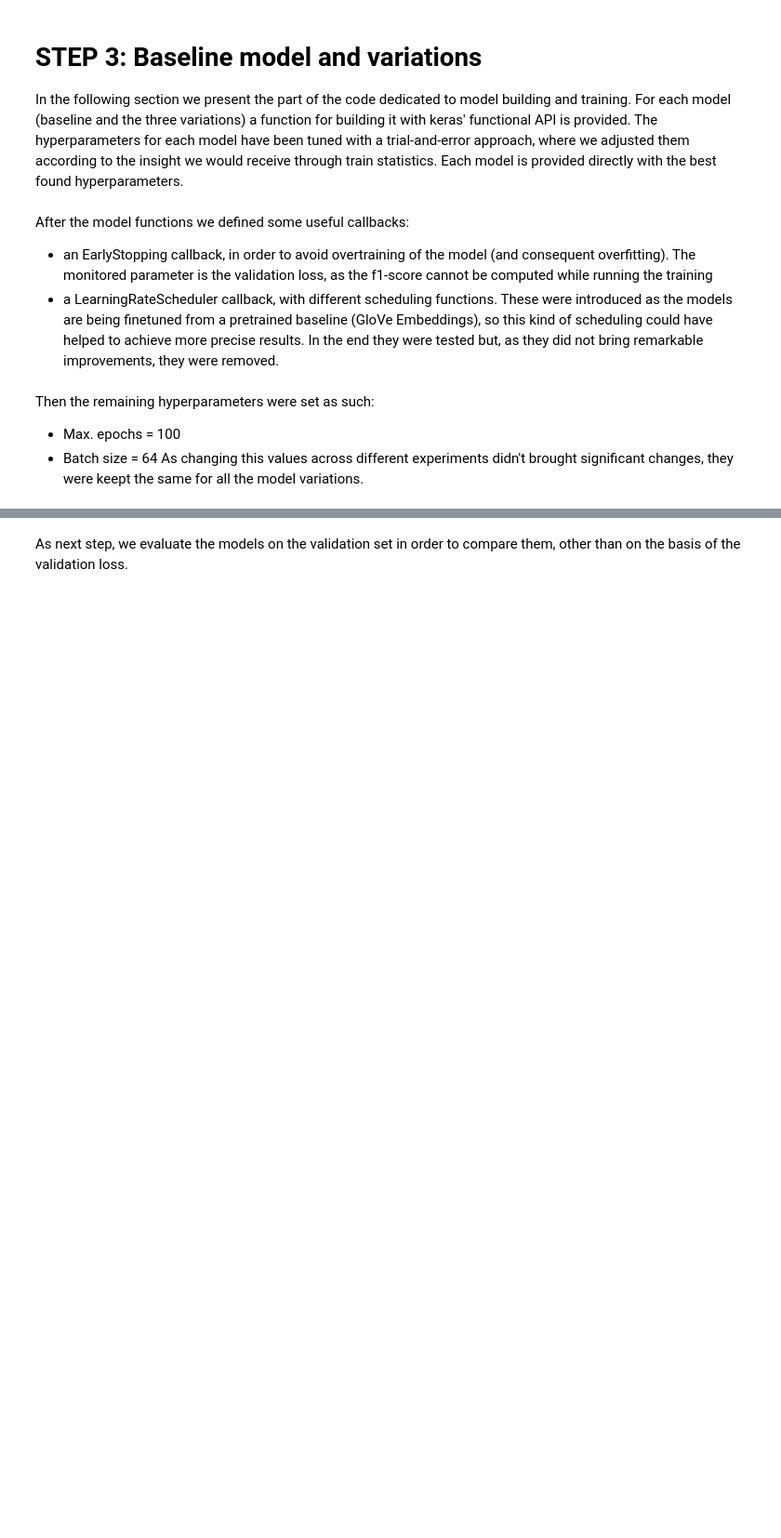
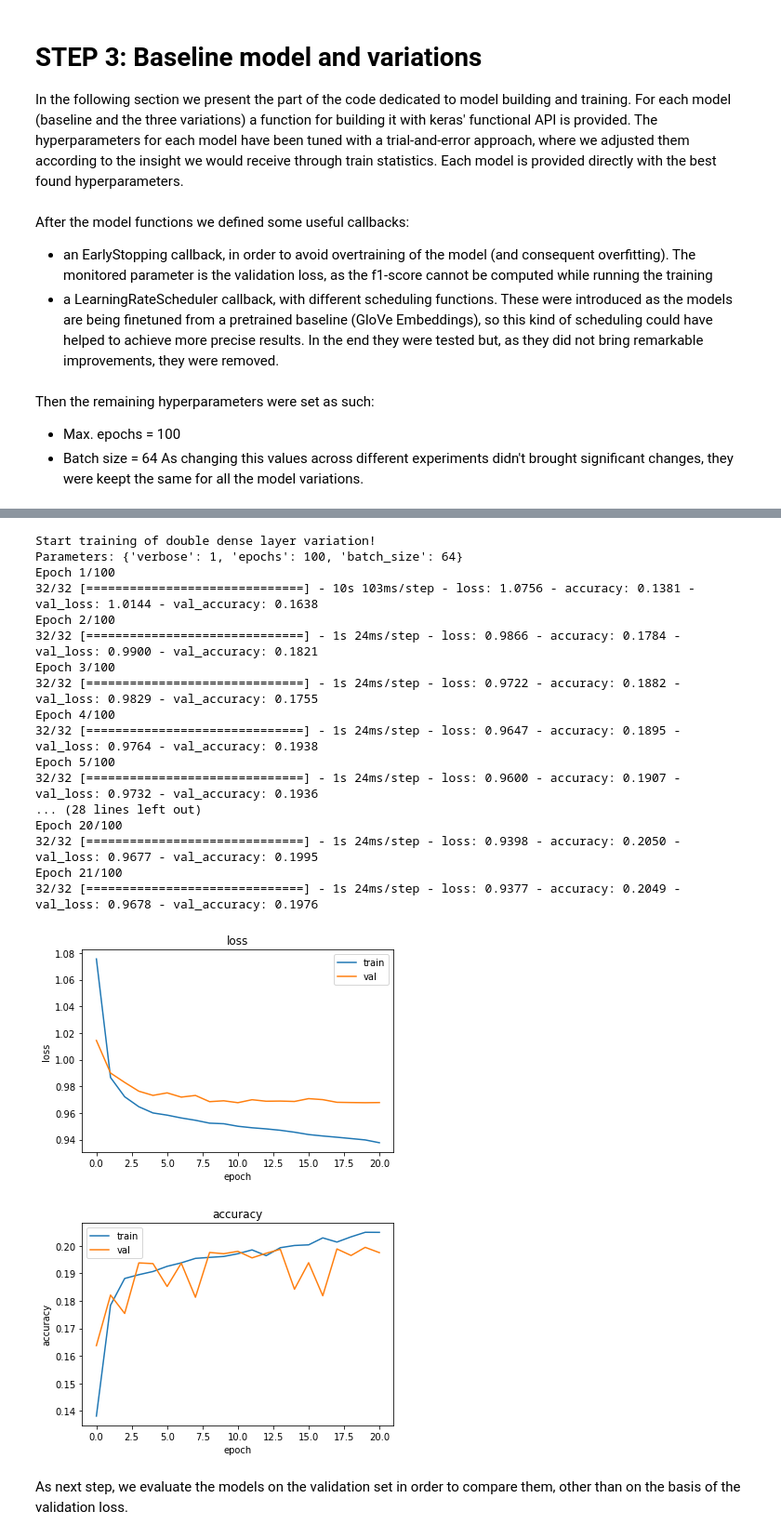
Before and after one commit to DomMcOyle/NLP-Assigments-22-23, a Jupyter notebook: Assignment1.ipynb, the cells around one changed output, grey strips where cells are left out. Shown at 93% size. Cells and saved outputs as stored; diff of their text form; code cells hidden in the pictures; blank space fills up the shorter version.

```diff
--- a/Assignment1.ipynb
+++ b/Assignment1.ipynb
@@ -885,7 +1001,7 @@ show_history(history)
 # %%
-doubleDense_model = doubleDense_model(num_tokens, embedding_dimension, embedding_matrix, n_classes)
-doubleDense_model.compile(loss="categorical_crossentropy",
+doubleDense = doubleDense_model(num_tokens, embedding_dimension, embedding_matrix, n_classes)
+doubleDense.compile(loss="categorical_crossentropy",
               optimizer=tf.keras.optimizers.Adam(doubleDense_lr),
               metrics=['accuracy'])
 
-doubleDense_model.summary()
+doubleDense.summary()
@@ -892,12 +1026,32 @@ doubleDense_model.summary()
 # %%
 print(f"Start training of double dense layer variation! \nParameters: {training_info}")
-history = doubleDense_model.fit(x=train_sentences_X,
+history = doubleDense.fit(x=train_sentences_X,
                     y=train_tags_y,
                     validation_data=(val_sentences_X,
                                      val_tags_y),
                     callbacks =[es], #[scheduler, es],
                     **training_info)
 show_history(history)
+# %% [output]
+Start training of double dense layer variation!
+Parameters: {'verbose': 1, 'epochs': 100, 'batch_size': 64}
+Epoch 1/100
+32/32 [==============================] - 10s 103ms/step - loss: 1.0756 - accuracy: 0.1381 - val_loss: 1.0144 - val_accuracy: 0.1638
+Epoch 2/100
+32/32 [==============================] - 1s 24ms/step - loss: 0.9866 - accuracy: 0.1784 - val_loss: 0.9900 - val_accuracy: 0.1821
+Epoch 3/100
+32/32 [==============================] - 1s 24ms/step - loss: 0.9722 - accuracy: 0.1882 - val_loss: 0.9829 - val_accuracy: 0.1755
+Epoch 4/100
+32/32 [==============================] - 1s 24ms/step - loss: 0.9647 - accuracy: 0.1895 - val_loss: 0.9764 - val_accuracy: 0.1938
+Epoch 5/100
+32/32 [==============================] - 1s 24ms/step - loss: 0.9600 - accuracy: 0.1907 - val_loss: 0.9732 - val_accuracy: 0.1936
+... (28 lines left out)
+Epoch 20/100
+32/32 [==============================] - 1s 24ms/step - loss: 0.9398 - accuracy: 0.2050 - val_loss: 0.9677 - val_accuracy: 0.1995
+Epoch 21/100
+32/32 [==============================] - 1s 24ms/step - loss: 0.9377 - accuracy: 0.2049 - val_loss: 0.9678 - val_accuracy: 0.1976
+[figure, added]
+[figure, added]
 # %% [markdown]
 As next step, we evaluate the models on the validation set in order to compare them, other than on the basis of the validation loss.
 # %%
```
Also changed, not shown: parts of 15 cells of this notebook.
